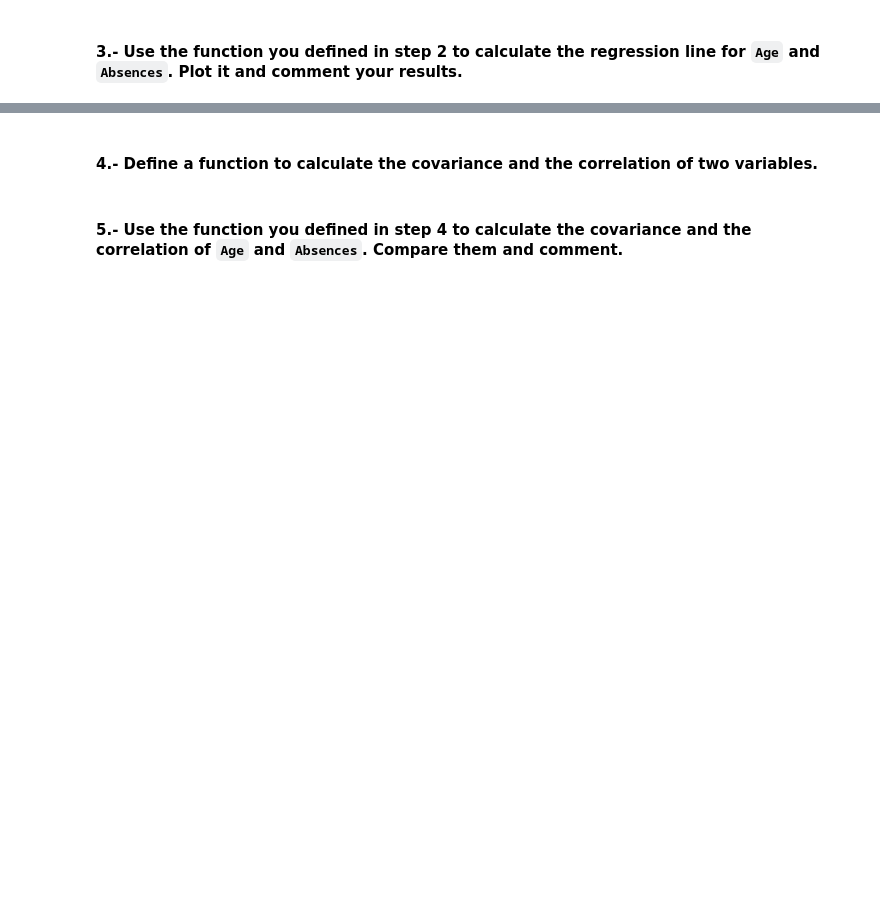
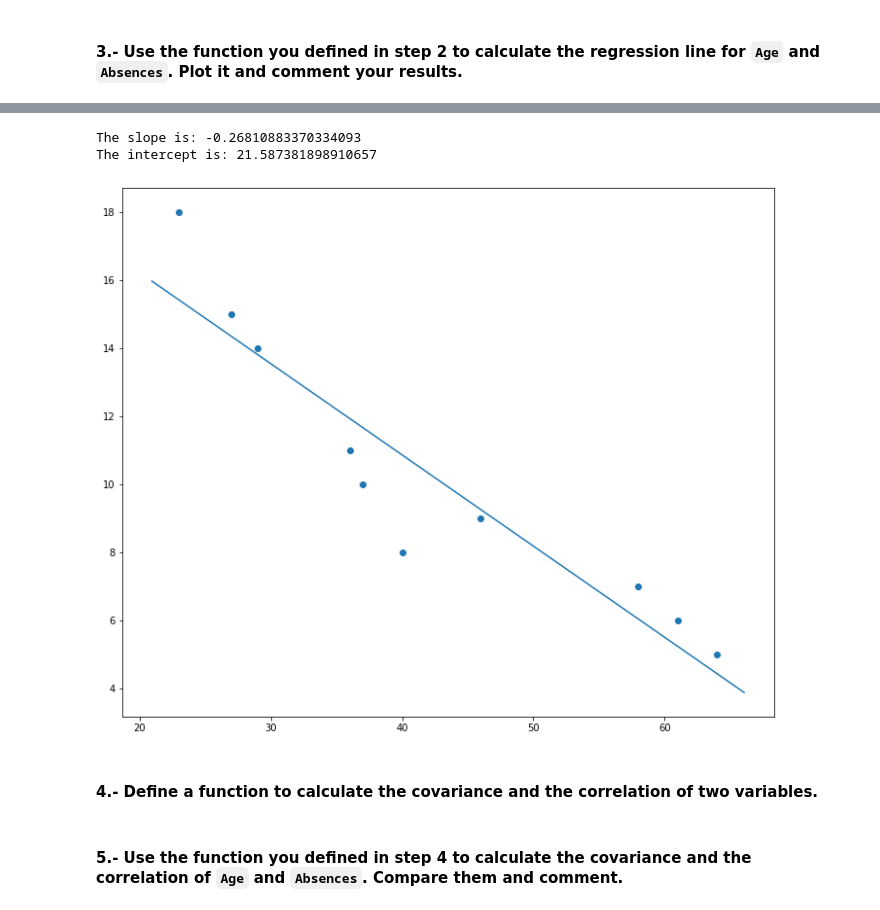
Before and after one commit to ta-data-remote/lab-linear-regression-correlation, a Jupyter notebook: your-code/main.ipynb, the cells around one changed output, grey strips where cells are left out. Cells and saved outputs as stored; diff of their text form; code cells hidden in the pictures; blank space fills up the shorter version.

```diff
--- a/your-code/main.ipynb
+++ b/your-code/main.ipynb
@@ -37,0 +52,3 @@ Import the necessary libraries to complete the lab here:
+# %%
+x = np.array(data["Age"])
+y = np.array(data["Absences"])
@@ -38,2 +59,7 @@ Import the necessary libraries to complete the lab here:
+# %%
+def slope_reg(x,y):
+    b = (np.mean(x*y) - (np.mean(x) * np.mean(y))) / (np.mean(np.power(x, 2)) - np.power(np.mean(x), 2))
+    a = np.mean(y) - (np.mean(x) * b)
+    return a,b
 # %% [markdown]
 #### 3.- Use the function you defined in step 2 to calculate the regression line for `Age` and `Absences`. Plot it and comment your results.
@@ -48,2 +66,22 @@ Intercept: 21.58738189891063
+# %%
+a,b = slope_reg(x,y)
+
+print(f"The slope is: {b}")
+print(f"The intercept is: {a}")
+# %% [output]
+The slope is: -0.26810883370334093
+The intercept is: 21.587381898910657
+# %%
+def abline(slope, intercept):
+    """Plot a line from slope and intercept"""
+    axes = plt.gca()
+    x_vals = np.array(axes.get_xlim())
+    y_vals = intercept + slope * x_vals
+    plt.plot(x_vals, y_vals)
+fig, ax = plt.subplots(figsize=(12,10))
+ax.scatter(x,y)
+abline(b,a)
+# %% [output]
+[figure, added]
 # %% [markdown]
 #### 4.- Define a function to calculate the covariance and the correlation of two variables.
```
Also changed, not shown: parts of 28 cells of this notebook.
